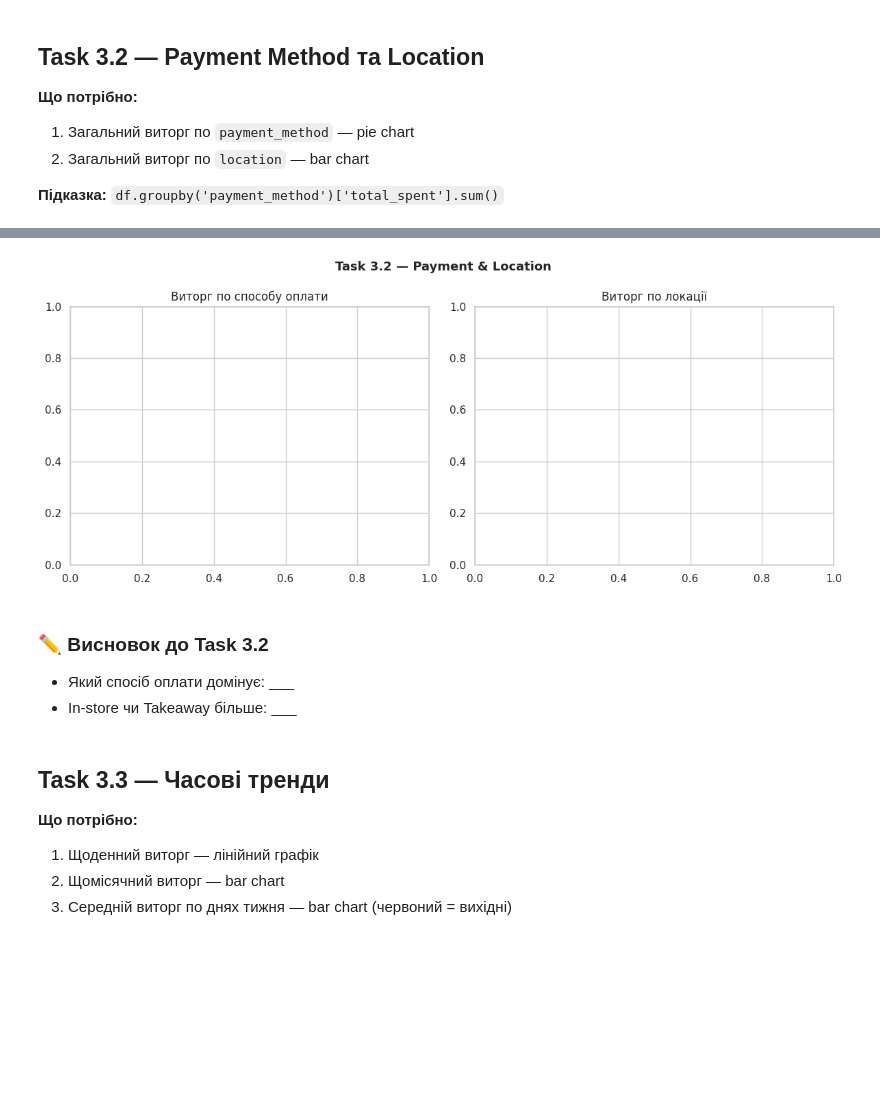
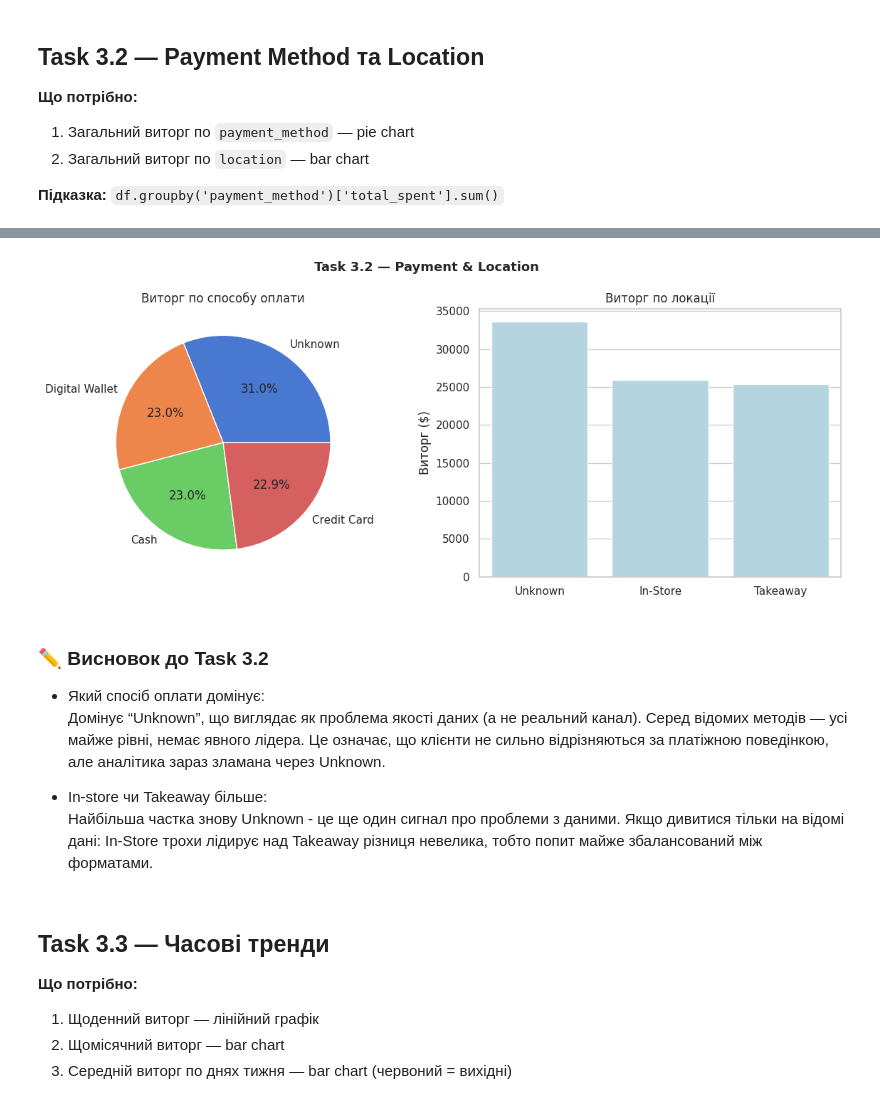
Before and after one commit to Yuliia-Safonova/Analysis_Cafe_Sales, a Jupyter notebook: cafe_eda_workbook_version2.ipynb, the cells around one changed output, grey strips where cells are left out. Cells and saved outputs as stored; diff of their text form; code cells hidden in the pictures; blank space fills up the shorter version.

```diff
--- a/cafe_eda_workbook_version2.ipynb
+++ b/cafe_eda_workbook_version2.ipynb
@@ -566,9 +570,9 @@ For example, when doing 'df[col].method(value, inplace=True)', try using 'df.met
 # !!!!!!!!!!!!!!!!!!!!!!!!!!!!!!!!
 # Швидке видалення для заняття !!!
 
-df.isna().sum()
+# df.isna().sum()
 
-df.dropna(inplace=True)
+# df.dropna(inplace=True)
 
-df.isna().sum()
-df.info()
+# df.isna().sum()
+# df.info()
@@ -649,7 +647,7 @@ print(f'Видалено рядків без дати: {before - len(df)}')
 - Кожне слово з великої літери (`.str.title()`)
 # %%
 for col in ['item', 'payment_method', 'location']:
-    df[col] = # ВАШ КОД ТУТ
+    df[col] = df[col].str.strip().str.title()
 
 print('Унікальні payment_method:', sorted(df['payment_method'].unique()))
 print('Унікальні location:',       sorted(df['location'].unique()))
@@ -670,10 +669,10 @@ SyntaxError: invalid syntax (2740910967.py, line 2)
 # %%
 df['year']       = df['transaction_date'].dt.year
 df['month']      = df['transaction_date'].dt.month
-df['month_name'] = df['transaction_date'].dt.strftime('%B').round()
+df['month_name'] = df['transaction_date'].dt.strftime('%B')
 df['weekday']    = df['transaction_date'].dt.day_name()
 df['week']       = df['transaction_date'].dt.isocalendar().week.astype('Int64')
-df['is_weekend'] = df["week"].isin(["Saturday", "Sunday"])
+df['is_weekend'] = df['transaction_date'].dt.day_name().isin(['Saturday', 'Sunday'])
 
 # Перевірка логічності
 df = df[df['quantity'] > 0]
@@ -761,8 +797,8 @@ plt.show()
 
 **Підказка:** `df.groupby('payment_method')['total_spent'].sum()`
 # %%
-rev_pay = # ВАШ КОД ТУТ
-rev_loc = # ВАШ КОД ТУТ
+rev_pay = df.groupby('payment_method')['total_spent'].sum().sort_values(ascending=False)
+rev_loc = df.groupby('location')['total_spent'].sum().sort_values(ascending=False)
 
 print('Виторг по оплаті:')
 print(rev_pay.round(2).to_string())
@@ -773,27 +820,45 @@ SyntaxError: invalid syntax (142250993.py, line 1)
 # %%
 fig, axes = plt.subplots(1, 2, figsize=(12, 5))
 fig.suptitle('Task 3.2 — Payment & Location', fontsize=13, fontweight='bold')
 
 # Pie chart — payment_method
 # Підказка: axes[0].pie(rev_pay, labels=rev_pay.index, autopct='%1.1f%%', startangle=90, ...)
-# ВАШ КОД ТУТ
+axes[0].pie(
+    rev_pay,
+    labels=rev_pay.index,
+    autopct='%1.1f%%'
+)
 axes[0].set_title('Виторг по способу оплати')
 
 # Bar chart — location
-# ВАШ КОД ТУТ
+sns.barplot(
+    x=rev_loc.index,
+    y=rev_loc.values,
+    ax=axes[1],
+    color='lightblue'
+)
 axes[1].set_title('Виторг по локації')
+axes[1].set_ylabel('Виторг ($)')
+axes[1].set_xlabel('')
 axes[1].tick_params(axis='x', rotation=0)
 
 plt.tight_layout()
-plt.savefig('part3_task32.png', dpi=130, bbox_inches='tight')
+plt.savefig('part3_task3_2.png', dpi=130, bbox_inches='tight')
 plt.show()
 # %% [output]
-[figure, old version]
+[figure, new version]
-# %% [markdown]
-### ✏️ Висновок до Task 3.2
-
-- Який спосіб оплати домінує: ___
-- In-store чи Takeaway більше: ___
+# %% [markdown]
+### ✏️ Висновок до Task 3.2
+
+- Який спосіб оплати домінує:
+Домінує “Unknown”, що виглядає як проблема якості даних (а не реальний канал).
+Серед відомих методів — усі майже рівні, немає явного лідера.
+Це означає, що клієнти не сильно відрізняються за платіжною поведінкою, але аналітика зараз зламана через Unknown.
+
+- In-store чи Takeaway більше:
+Найбільша частка знову Unknown - це ще один сигнал про проблеми з даними.
+Якщо дивитися тільки на відомі дані: In-Store трохи лідирує над Takeaway
+різниця невелика, тобто попит майже збалансований між форматами.
 # %% [markdown]
 ## Task 3.3 — Часові тренди
 
```
Also changed, not shown: parts of 25 cells of this notebook.
